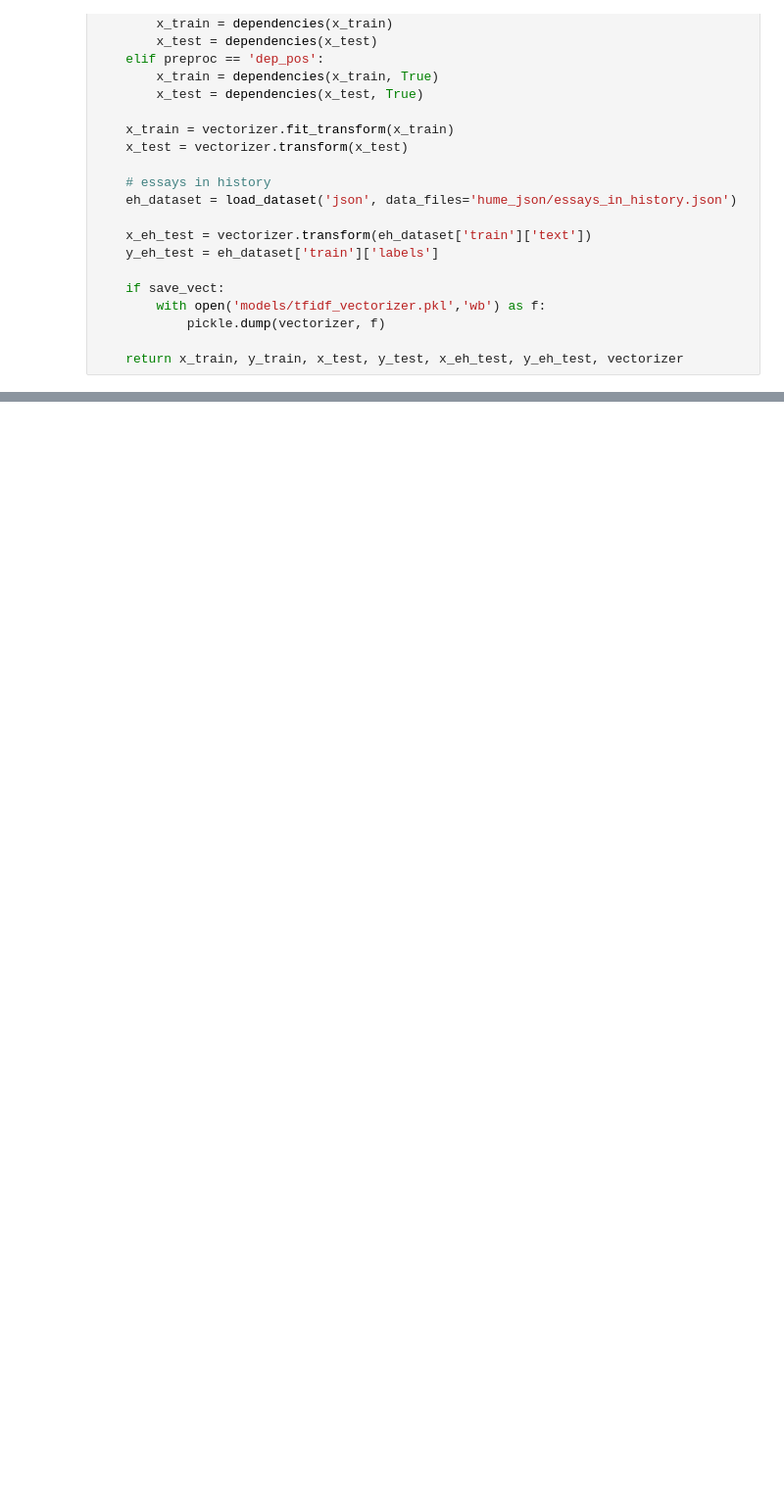
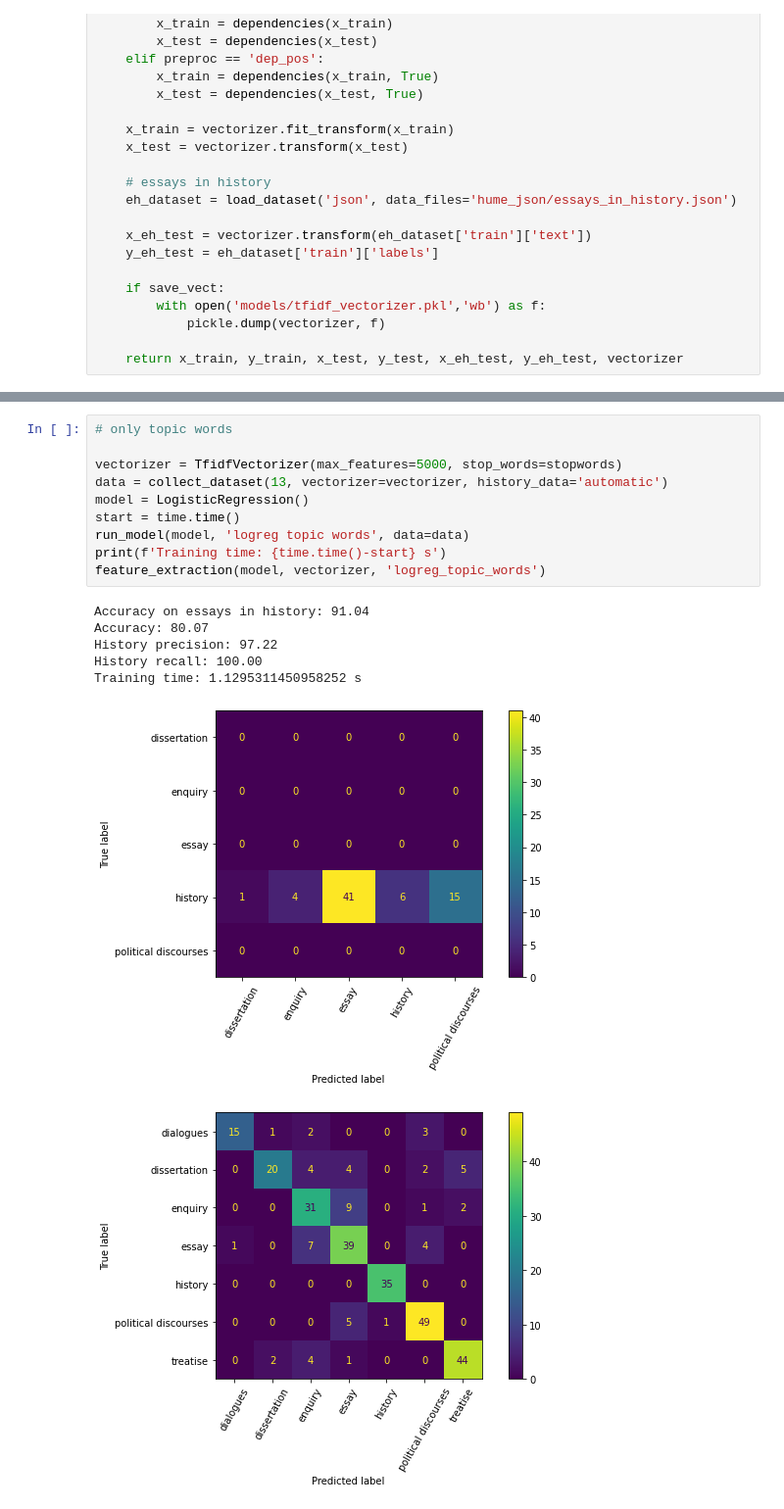
Before and after one commit to vbunt/hume-classifier, a Jupyter notebook: Classic ML further experiments.ipynb, the cells around one changed output, grey strips where cells are left out. Shown at 98% size. Drawn from its saved outputs; the diff is of its cells as text; blank space fills up the shorter version.

```diff
--- a/Classic ML further experiments.ipynb
+++ b/Classic ML further experiments.ipynb
@@ -659,0 +214,18 @@ Training time: 4.227257251739502 s
+# %%
+# only topic words
+
+vectorizer = TfidfVectorizer(max_features=5000, stop_words=stopwords)
+data = collect_dataset(13, vectorizer=vectorizer, history_data='automatic')
+model = LogisticRegression()
+start = time.time()
+run_model(model, 'logreg topic words', data=data)
+print(f'Training time: {time.time()-start} s')
+feature_extraction(model, vectorizer, 'logreg_topic_words')
+# %% [output]
+Accuracy on essays in history: 91.04
+Accuracy: 80.07
+History precision: 97.22
+History recall: 100.00
+Training time: 1.1295311450958252 s
+[figure, added]
+[figure, added]
```
Also changed, not shown: parts of 53 cells of this notebook, 15 other files.
